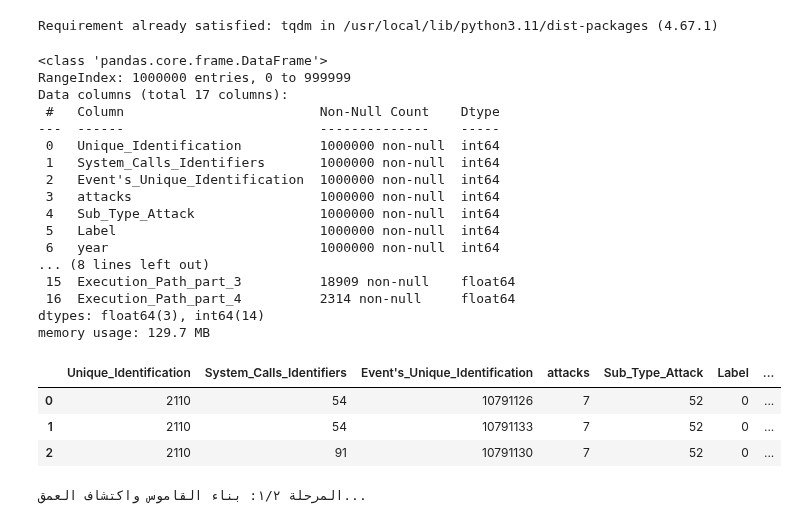
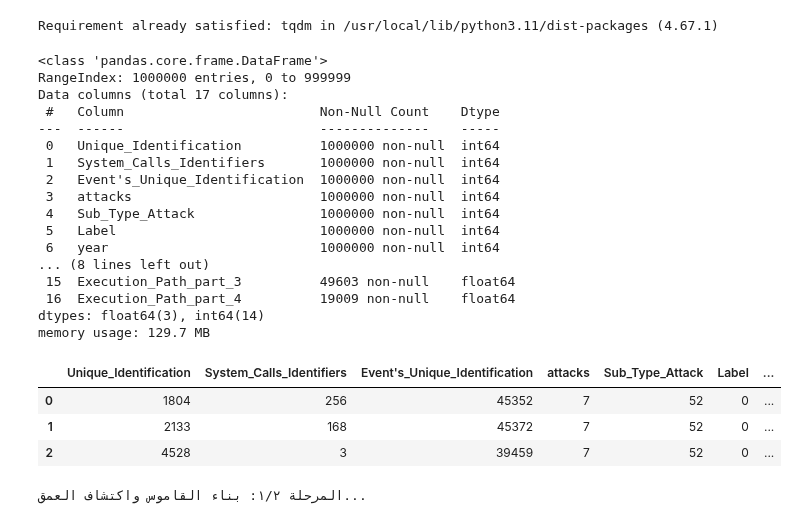
Before and after one commit to hananbahtiti/Hybrid-Intrusion-detection-Systems, a Jupyter notebook: data_preprocessing.ipynb, the cells around one changed output. Drawn from its saved outputs; the diff is of its cells as text; code cells hidden in the pictures.

```diff
--- a/data_preprocessing.ipynb
+++ b/data_preprocessing.ipynb
@@ -304,32 +304,32 @@ for filename in tqdm(csv_files, desc="معالجة الملفات"):
         print(f"حدث خطأ مع الملف {filename}: {e}")
 # %%
 
-file = '/content/host logs/12.csv'
+file = '/content/drive/MyDrive/hybrid_IDS/dataset/all/host logs/1.csv'
 
 df = pd.read_csv(file)
 
 df.info()
 df.head(3)
 # %% [output]
 <class 'pandas.core.frame.DataFrame'>
 RangeIndex: 1000000 entries, 0 to 999999
 Data columns (total 17 columns):
  #   Column                         Non-Null Count    Dtype
 ---  ------                         --------------    -----
  0   Unique_Identification          1000000 non-null  int64
  1   System_Calls_Identifiers       1000000 non-null  int64
  2   Event's_Unique_Identification  1000000 non-null  int64
  3   attacks                        1000000 non-null  int64
  4   Sub_Type_Attack                1000000 non-null  int64
  5   Label                          1000000 non-null  int64
  6   year                           1000000 non-null  int64
 ... (8 lines left out)
- 15  Execution_Path_part_3          18909 non-null    float64
- 16  Execution_Path_part_4          2314 non-null     float64
+ 15  Execution_Path_part_3          49603 non-null    float64
+ 16  Execution_Path_part_4          19009 non-null    float64
 dtypes: float64(3), int64(14)
 memory usage: 129.7 MB
 |  | Unique_Identification | System_Calls_Identifiers | Event's_Unique_Identification | attacks | Sub_Type_Attack | Label | ... |
-| 0 | 2110 | 54 | 10791126 | 7 | 52 | 0 | ... |
-| 1 | 2110 | 54 | 10791133 | 7 | 52 | 0 | ... |
-| 2 | 2110 | 91 | 10791130 | 7 | 52 | 0 | ... |
+| 0 | 1804 | 256 | 45352 | 7 | 52 | 0 | ... |
+| 1 | 2133 | 168 | 45372 | 7 | 52 | 0 | ... |
+| 2 | 4528 | 3 | 39459 | 7 | 52 | 0 | ... |
 # %%
```
Also changed, not shown: parts of 2 cells of this notebook.
